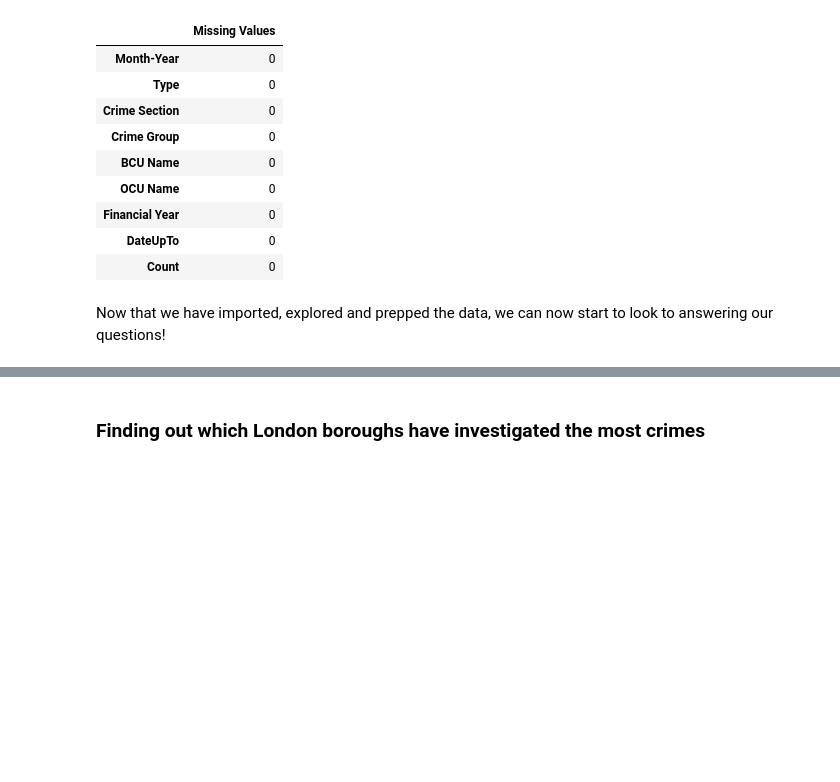
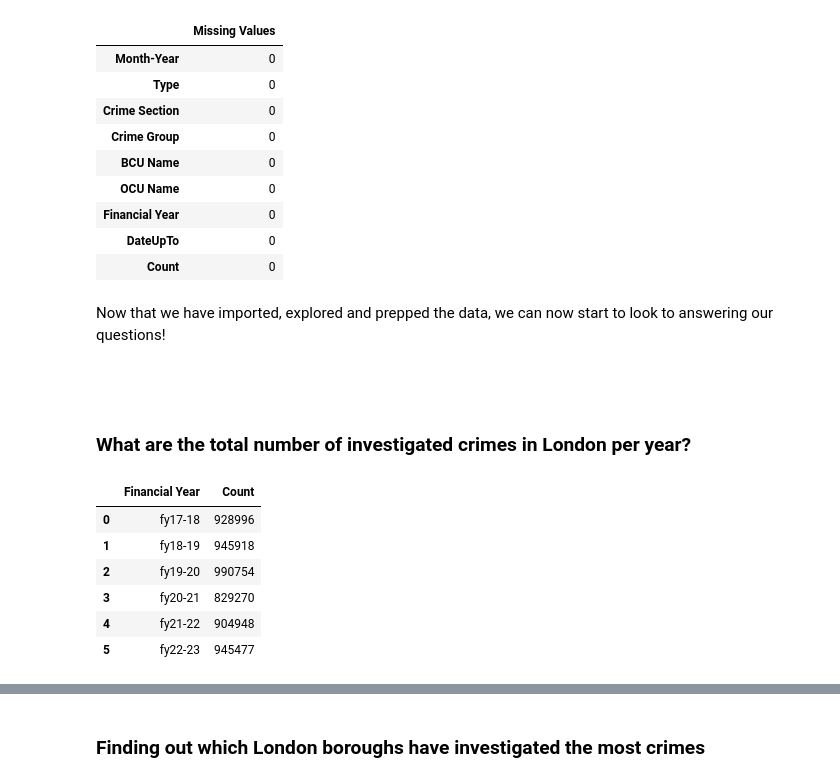
Before and after one commit to juanitanels/London-Crime-Stats-EDA, a Jupyter notebook: London Crime Stats 22-23 EDA.ipynb, the cells around one changed output, grey strips where cells are left out. Cells and saved outputs as stored; diff of their text form; code cells hidden in the pictures; blank space fills up the shorter version.

```diff
--- a/London Crime Stats 22-23 EDA.ipynb
+++ b/London Crime Stats 22-23 EDA.ipynb
@@ -95,3 +105,19 @@ pd.DataFrame(data.isnull().sum(), columns= ["Missing Values"])
 | Count | 0 |
 # %% [markdown]
 Now that we have imported, explored and prepped the data, we can now start to look to answering our questions!
+# %% [markdown]
+<br>
+# %% [markdown]
+### What are the total number of investigated crimes in London per year?
+# %%
+#New DF for crimes per year
+crime_stats_yrly = data.groupby("Financial Year")["Count"].sum().reset_index(name="Count").sort_values(by="Financial Year")
+crime_stats_yrly.reset_index(drop=True)
+# %% [output]
+|  | Financial Year | Count |
+| 0 | fy17-18 | 928996 |
+| 1 | fy18-19 | 945918 |
+| 2 | fy19-20 | 990754 |
+| 3 | fy20-21 | 829270 |
+| 4 | fy21-22 | 904948 |
+| 5 | fy22-23 | 945477 |
```
Also changed, not shown: parts of 20 cells of this notebook.
